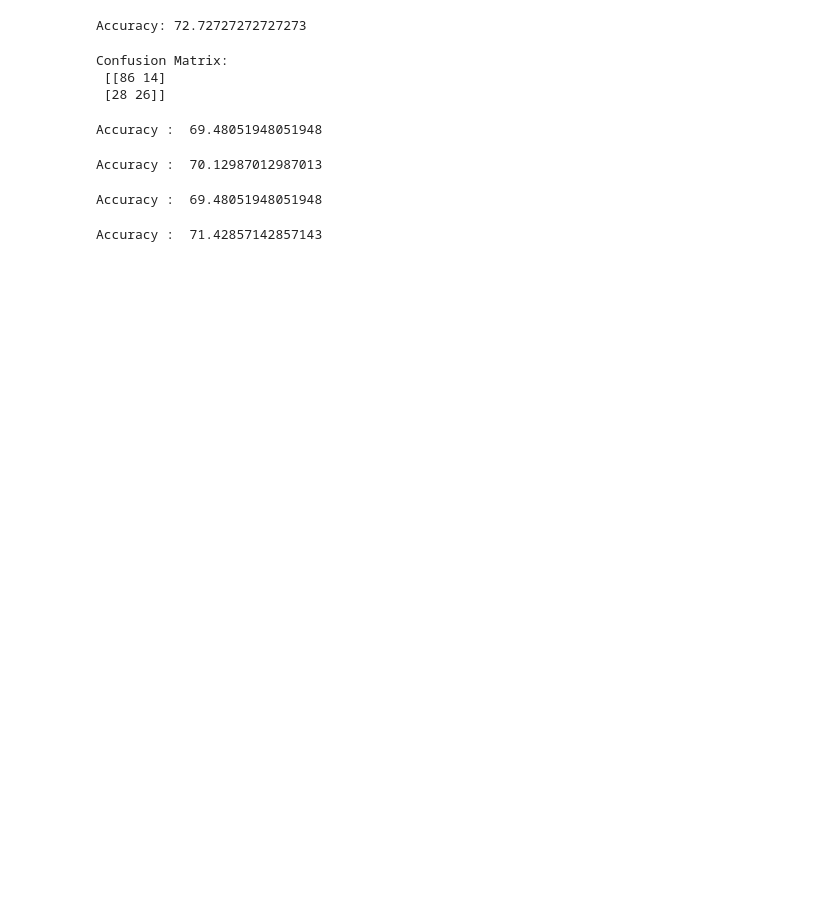
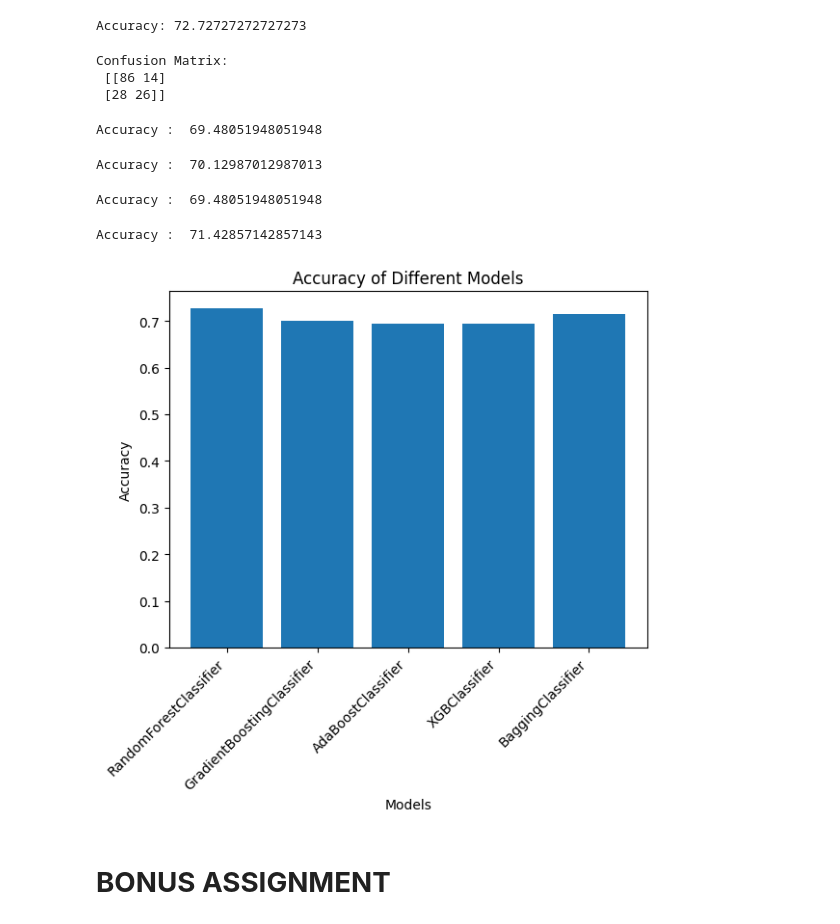
Before and after one commit to NIlesh-Thamke/Machine-Learning-Practicals, a Jupyter notebook: Pract7ML.ipynb, the cells around one changed output. Saved outputs shown, nothing was run; the diff lists cells and outputs as text; code cells hidden in the pictures; blank space fills up the shorter version.

```diff
--- a/Pract7ML.ipynb
+++ b/Pract7ML.ipynb
@@ -119,3 +121,16 @@ Acc5 = accuracy_score(y_test, predictions)
 print("Accuracy : ",Acc5*100)
 # %% [output]
 Accuracy :  71.42857142857143
+# %%
+models=['RandomForestClassifier','GradientBoostingClassifier','AdaBoostClassifier','XGBClassifier','BaggingClassifier'] # Changed to string representations of the model names
+accuracy=[acc,Acc2,Acc3,Acc4,Acc5]
+plt.bar(models,accuracy)
+plt.xlabel('Models')
+plt.ylabel('Accuracy')
+plt.title('Accuracy of Different Models')
+plt.xticks(rotation=45, ha='right')  # Rotate x-axis labels for better readability if needed
+plt.show()
+# %% [output]
+[figure, added]
+# %% [markdown]
+# **BONUS ASSIGNMENT**
```
Also changed, not shown: parts of 11 cells of this notebook.
